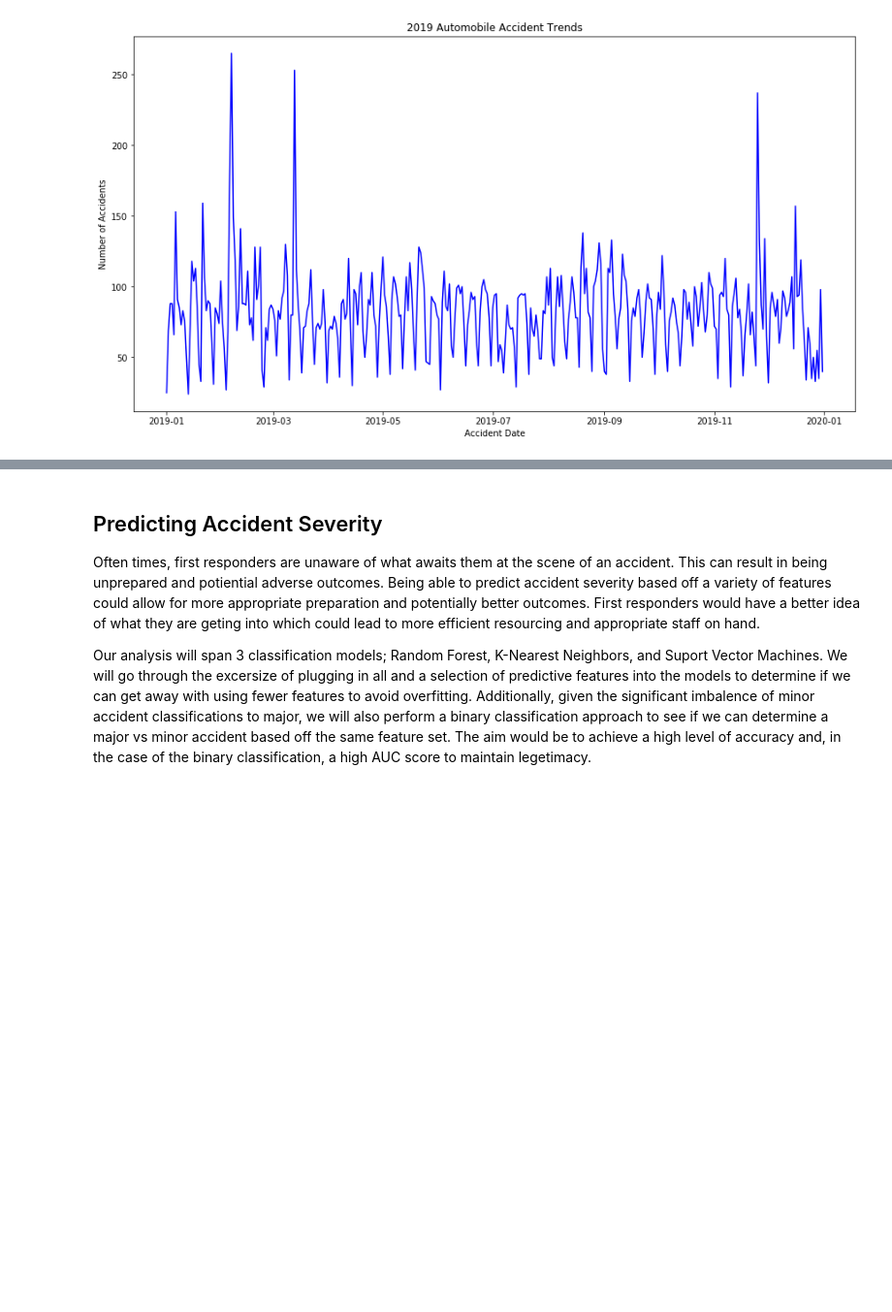
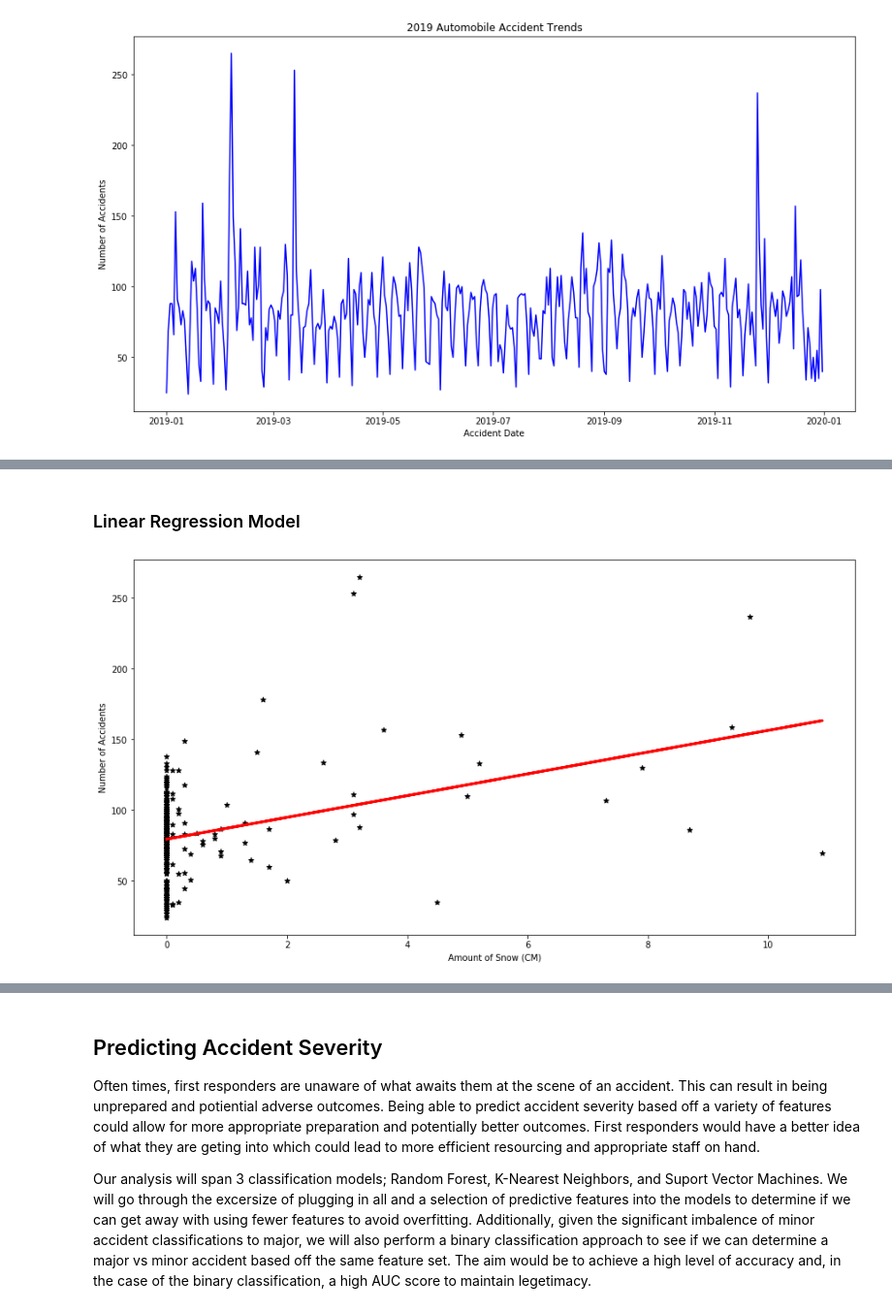
Before and after one commit to ckyle25/dSFinalProject2020, a Jupyter notebook: Final Project.ipynb, the cells around one changed output, grey strips where cells are left out. Shown: that part at 97% size. Drawn from its saved outputs; the diff is of its cells as text; code cells hidden in the pictures; blank space fills up the shorter version.

```diff
--- a/Final Project.ipynb
+++ b/Final Project.ipynb
@@ -189,0 +231,13 @@ Insert Content
+# %% [markdown]
+### Linear Regression Model
+# %%
+snowOls = sm.ols(formula="accidentCount ~ totalSnow_cm", data=mergedDataClean).fit()
+plt.figure(figsize=(15,8))
+plt.scatter(x=mergedDataClean.totalSnow_cm,y=mergedDataClean.accidentCount,c='k',marker='*',label='Number of Accidents')
+plt.plot(mergedDataClean.totalSnow_cm,snowOls.predict(),'k',color='red',linewidth=3)
+
+plt.xlabel('Amount of Snow (CM)')
+plt.ylabel('Number of Accidents')
+plt.show()
+# %% [output]
+[figure, added]
```
Also changed, not shown: parts of 26 cells of this notebook.
